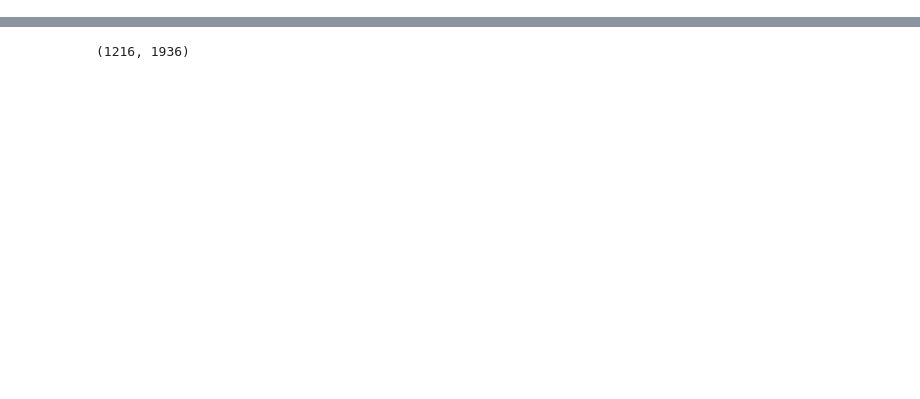
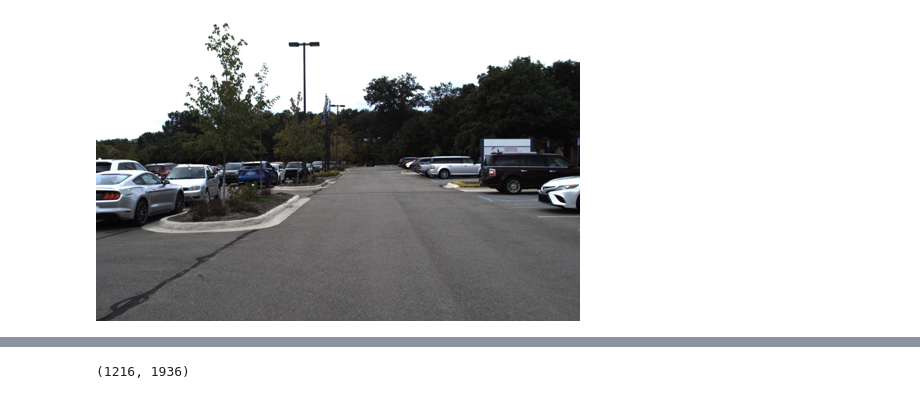
Before and after one commit to lcwoo/panosupervised, a Jupyter notebook: pano_gt/panoprojection.ipynb, the cells around one changed output, grey strips where cells are left out. Saved outputs shown, nothing was run; the diff lists cells and outputs as text; code cells hidden in the pictures; blank space fills up the shorter version.

```diff
--- a/pano_gt/panoprojection.ipynb
+++ b/pano_gt/panoprojection.ipynb
@@ -74,7 +171,9 @@ for num in camera_numbers:
     extrinsics_camera[camera_id] = calib['extrinsics'][sensor_idx+1]
     pose_camera[camera_id] = datum[camera_id]['image']['pose']
 # %%
-# display(Image.fromarray(image_camera['camera01']).resize(size=(image_camera['camera01'].shape[1]//4, image_camera['camera01'].shape[0]//4)))
+display(Image.fromarray(image_camera['camera01']).resize(size=(image_camera['camera01'].shape[1]//4, image_camera['camera01'].shape[0]//4)))
+# %% [output]
+[figure, added]
 # %%
 # display(Image.fromarray(image_camera['camera06']).resize(size=(image_camera['camera06'].shape[1]//4, image_camera['camera06'].shape[0]//4)))
 # %%
```
Also changed, not shown: parts of 13 cells of this notebook, 47 other files.
